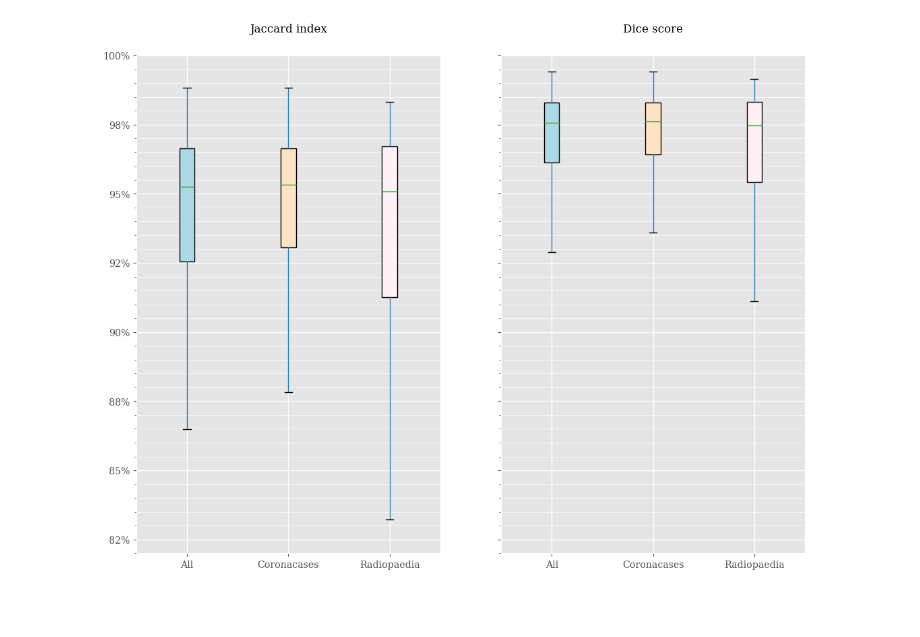
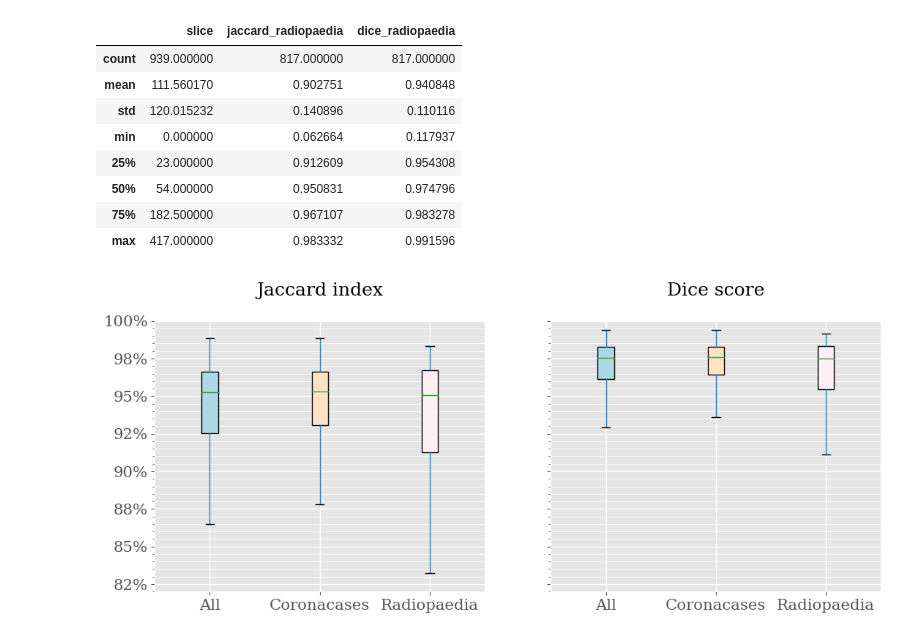
Before and after one commit to i3uex/sam, a Jupyter notebook: notebooks/plot_box.ipynb, the cells around one changed output. Drawn from its saved outputs; the diff is of its cells as text; code cells hidden in the pictures; blank space fills up the shorter version.

Commit message:
Update boxplot generation notebook

```diff
--- a/notebooks/plot_box.ipynb
+++ b/notebooks/plot_box.ipynb
@@ -5,8 +39,25 @@ import matplotlib.ticker as mtick
+# %%
+df_radiopaedia = pd.read_csv('../working_data/results.backup/2023-05-19/2. Todo el dataset/4/raw_data/2. Per source/radiopaedia_raw_data.csv')
+df_radiopaedia.rename(columns={
+    'jaccard': 'jaccard_radiopaedia',
+    'dice': 'dice_radiopaedia',
+}, inplace=True)
+df_radiopaedia.describe()
+# %% [output]
+|  | slice | jaccard_radiopaedia | dice_radiopaedia |
+| count | 939.000000 | 817.000000 | 817.000000 |
+| mean | 111.560170 | 0.902751 | 0.940848 |
+| std | 120.015232 | 0.140896 | 0.110116 |
+| min | 0.000000 | 0.062664 | 0.117937 |
+| 25% | 23.000000 | 0.912609 | 0.954308 |
+| 50% | 54.000000 | 0.950831 | 0.974796 |
+| 75% | 182.500000 | 0.967107 | 0.983278 |
+| max | 417.000000 | 0.983332 | 0.991596 |
 # %%
 PYPLOT_PLOT_WIDTH = 1280
-PYPLOT_PLOT_HEIGHT = 960
+PYPLOT_PLOT_HEIGHT = 480
 PYPLOT_PLOT_DPI = 100
-PYPLOT_SIZE = 12
+PYPLOT_SIZE = 18
 PYPLOT_FONT_FAMILY = 'serif'
 PYPLOT_LEGEND_FONT_SIZE = 'large'
 PYPLOT_LEGEND_FACE_COLOR = 'white'
@@ -62,22 +113,6 @@ ax1.grid(linewidth=0.5, which='minor')
 ax2.grid(linewidth=1, which='major')
 ax2.grid(linewidth=0.5, which='minor')
 
-df_all = pd.read_csv('../working_data/results.backup/2023-05-19/2. Todo el dataset/4/raw_data/3. All together/raw_data.csv')
-df_all.rename(columns={
-    'jaccard': 'jaccard_all',
-    'dice': 'dice_all',
-}, inplace=True)
-df_coronacases = pd.read_csv('../working_data/results.backup/2023-05-19/2. Todo el dataset/4/raw_data/2. Per source/coronacases_raw_data.csv')
-df_coronacases.rename(columns={
-    'jaccard': 'jaccard_coronacases',
-    'dice': 'dice_coronacases',
-}, inplace=True)
-df_radiopaedia = pd.read_csv('../working_data/results.backup/2023-05-19/2. Todo el dataset/4/raw_data/2. Per source/radiopaedia_raw_data.csv')
-df_radiopaedia.rename(columns={
-    'jaccard': 'jaccard_radiopaedia',
-    'dice': 'dice_radiopaedia',
-}, inplace=True)
-
 df_all.boxplot(
     column=['jaccard_all'],
     positions=[0],
@@ -102,32 +137,32 @@ df_radiopaedia.boxplot(
 df_all.boxplot(
     column=['dice_all'],
     positions=[0],
     showfliers=False,
     patch_artist=True,
     boxprops={'facecolor': 'lightblue'},
     ax=ax2)
 df_coronacases.boxplot(
     column=['dice_coronacases'],
     positions=[1],
     showfliers=False,
     patch_artist=True,
     boxprops={'facecolor': 'bisque'},
     ax=ax2)
 df_radiopaedia.boxplot(
     column=['dice_radiopaedia'],
     positions=[2],
     showfliers=False,
     patch_artist=True,
     boxprops={'facecolor': 'lavenderblush'},
     ax=ax2)
 
 # plt.xticks(rotation=45, ha='right')
 ax1.set_title('Jaccard index')
 ax2.set_title('Dice score')
 ax1.set_xticks([0, 1, 2], ['All', 'Coronacases', 'Radiopaedia'])
 ax2.set_xticks([0, 1, 2], ['All', 'Coronacases', 'Radiopaedia'])
 ax2.set_yticklabels([])
 plt.show()
-fig.savefig('boxplot.png', bbox_inches='tight')
+fig.savefig('boxplot.pdf', bbox_inches='tight')
 # %% [output]
-[figure, old version]
+[figure, new version]
```
Also changed, not shown: parts of 2 cells of this notebook, 1 other file.
